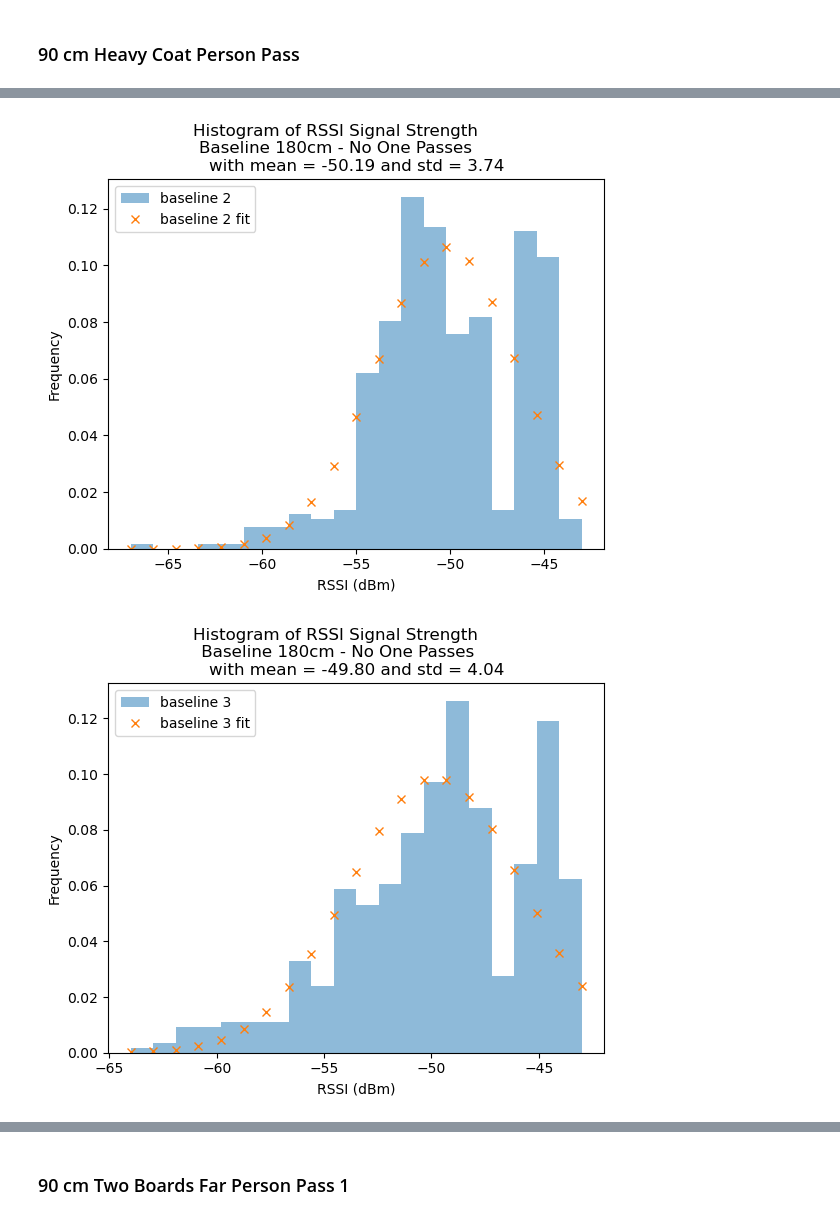
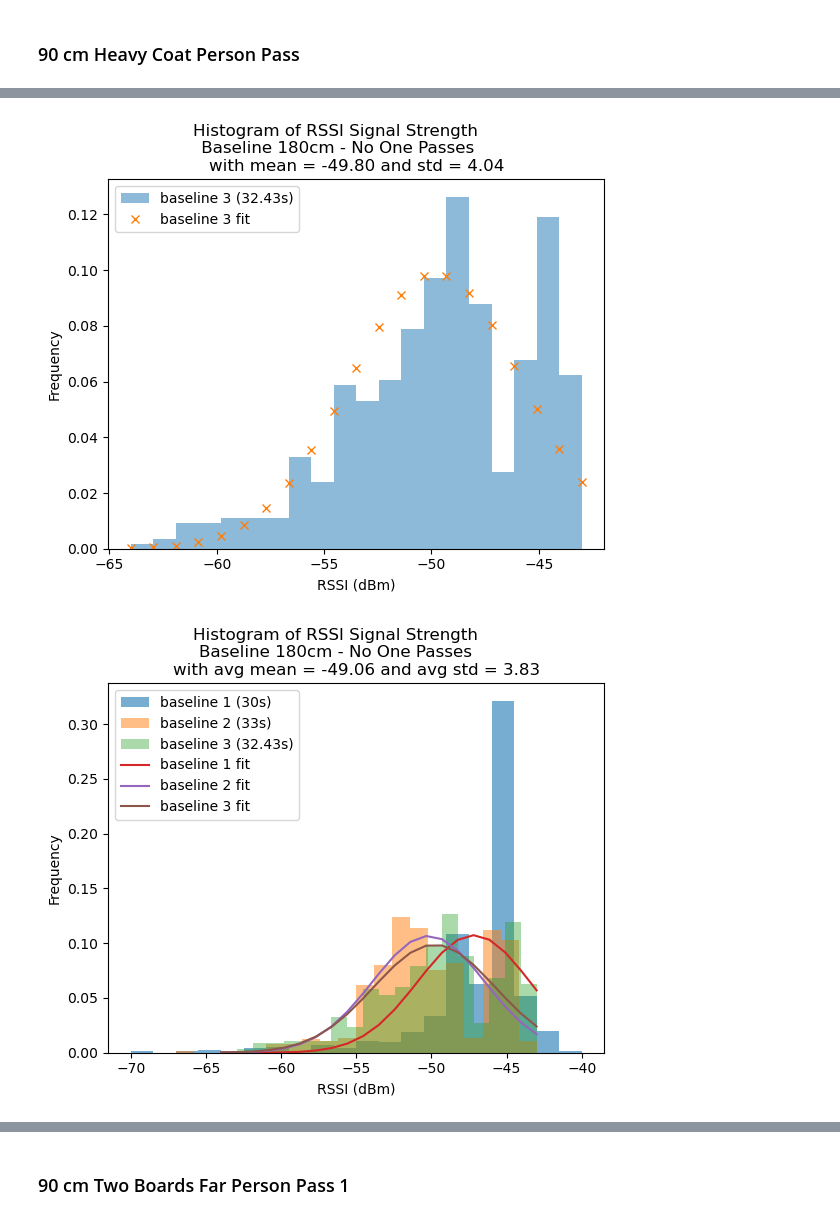
Before and after one commit to SuP3RM/Foot-Traffic, a Jupyter notebook: graphs.ipynb, the cells around one changed output, grey strips where cells are left out. Saved outputs shown, nothing was run; the diff lists cells and outputs as text; code cells hidden in the pictures.

```diff
--- a/graphs.ipynb
+++ b/graphs.ipynb
@@ -517,11 +561,9 @@ df = pd.read_csv('FootTrafic_180cm_NoOnePass.csv')
 # print(df.describe())
 
 # x-values are RSSI signal strength
-x_pass_1 = np.float64(df['180cm_NoOnePass_1'])
 x_pass_2 = np.float64(df['180cm_NoOnePass_2'])
 x_pass_3 = np.float64(df['180cm_NoOnePass_3'])
 
 # if pass has nan values, ignore them
-x_pass_1 = x_pass_1[~np.isnan(x_pass_1)]
 x_pass_2 = x_pass_2[~np.isnan(x_pass_2)]
 x_pass_3 = x_pass_3[~np.isnan(x_pass_3)]
@@ -560,38 +603,47 @@ plt.show()
 # %%
-# add a 'best fit' line 2
-fig2, ax2 = plt.subplots()
-n, bins, pacthes = ax2.hist(x_pass_2, bins=20, label='baseline 2', alpha=0.5, density=True)
+# add a 'best fit' line 3
+fig3, ax3 = plt.subplots()
+n, bins, pacthes = ax3.hist(x_pass_3, bins=20, label='baseline 3 (32.43s)', alpha=0.5, density=True)
 
 # plot the histogram of the RSSI values
-y = ((1 / (np.sqrt(2 * np.pi) * np.std(x_pass_2))) *
-        np.exp(-0.5 * (1 / np.std(x_pass_2) * (bins - np.mean(x_pass_2))) ** 2))
-ax2.plot(bins, y, 'x', label='baseline 2 fit')
+y = ((1 / (np.sqrt(2 * np.pi) * np.std(x_pass_3))) *
+        np.exp(-0.5 * (1 / np.std(x_pass_3) * (bins - np.mean(x_pass_3))) ** 2))
+ax3.plot(bins, y, 'x', label='baseline 3 fit')
 
 plt.xlabel('RSSI (dBm)')
 plt.ylabel('Frequency')
 plt.title('Histogram of RSSI Signal Strength\
-        \nBaseline 180cm - No One Passes\
-        \nwith mean = %.2f and std = %.2f' % (np.mean(x_pass_2), np.std(x_pass_2)))
+        \n Baseline 180cm - No One Passes\
+        \nwith mean = %.2f and std = %.2f' % (np.mean(x_pass_3), np.std(x_pass_3)))
 plt.legend()
 plt.show()
 # %% [output]
-[figure, old version]
+[figure, new version]
 # %%
-# add a 'best fit' line 3
-fig3, ax3 = plt.subplots()
-n, bins, pacthes = ax3.hist(x_pass_3, bins=20, label='baseline 3', alpha=0.5, density=True)
+# Plot a single histogram of results
+resFig, resAx = plt.subplots()
+n, bins, pacthes = resAx.hist(x_pass_1, bins=20, label='baseline 1 (30s)', alpha=0.6, density=True)
+n, bins, pacthes = resAx.hist(x_pass_2, bins=20, label='baseline 2 (33s)', alpha=0.5, density=True)
+n, bins, pacthes = resAx.hist(x_pass_3, bins=20, label='baseline 3 (32.43s)', alpha=0.4, density=True)
 
-# plot the histogram of the RSSI values
-y = ((1 / (np.sqrt(2 * np.pi) * np.std(x_pass_3))) *
+y1 = ((1 / (np.sqrt(2 * np.pi) * np.std(x_pass_1))) *
+        np.exp(-0.5 * (1 / np.std(x_pass_1) * (bins - np.mean(x_pass_1))) ** 2))
+resAx.plot(bins, y1, label='baseline 1 fit')
+
+y2 = ((1 / (np.sqrt(2 * np.pi) * np.std(x_pass_2))) *
+        np.exp(-0.5 * (1 / np.std(x_pass_2) * (bins - np.mean(x_pass_2))) ** 2))
+resAx.plot(bins, y2, label='baseline 2 fit')
+
+y3 = ((1 / (np.sqrt(2 * np.pi) * np.std(x_pass_3))) *
         np.exp(-0.5 * (1 / np.std(x_pass_3) * (bins - np.mean(x_pass_3))) ** 2))
-ax3.plot(bins, y, 'x', label='baseline 3 fit')
+resAx.plot(bins, y3, label='baseline 3 fit')
 
 plt.xlabel('RSSI (dBm)')
 plt.ylabel('Frequency')
 plt.title('Histogram of RSSI Signal Strength\
-        \n Baseline 180cm - No One Passes\
-        \nwith mean = %.2f and std = %.2f' % (np.mean(x_pass_3), np.std(x_pass_3)))
+        \nBaseline 180cm - No One Passes\
+        \nwith avg mean = %.2f and avg std = %.2f' % (np.mean((np.mean(x_pass_1), np.mean(x_pass_2), np.mean(x_pass_3))), np.mean((np.std(x_pass_1), np.std(x_pass_2), np.std(x_pass_3)))))
 plt.legend()
 plt.show()
 # %% [output]
-[figure, old version]
+[figure, new version]
```
Also changed, not shown: parts of 44 cells of this notebook.
